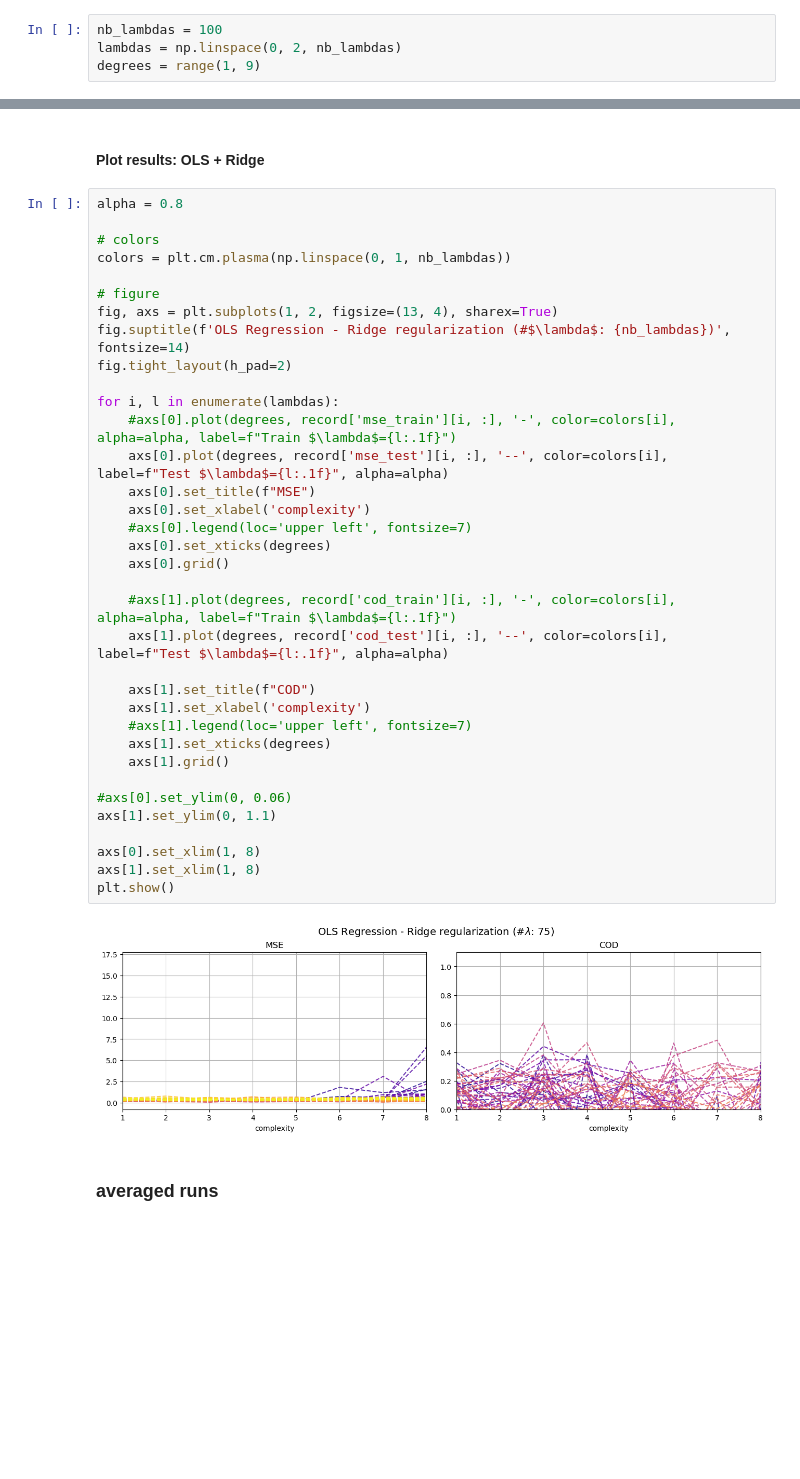
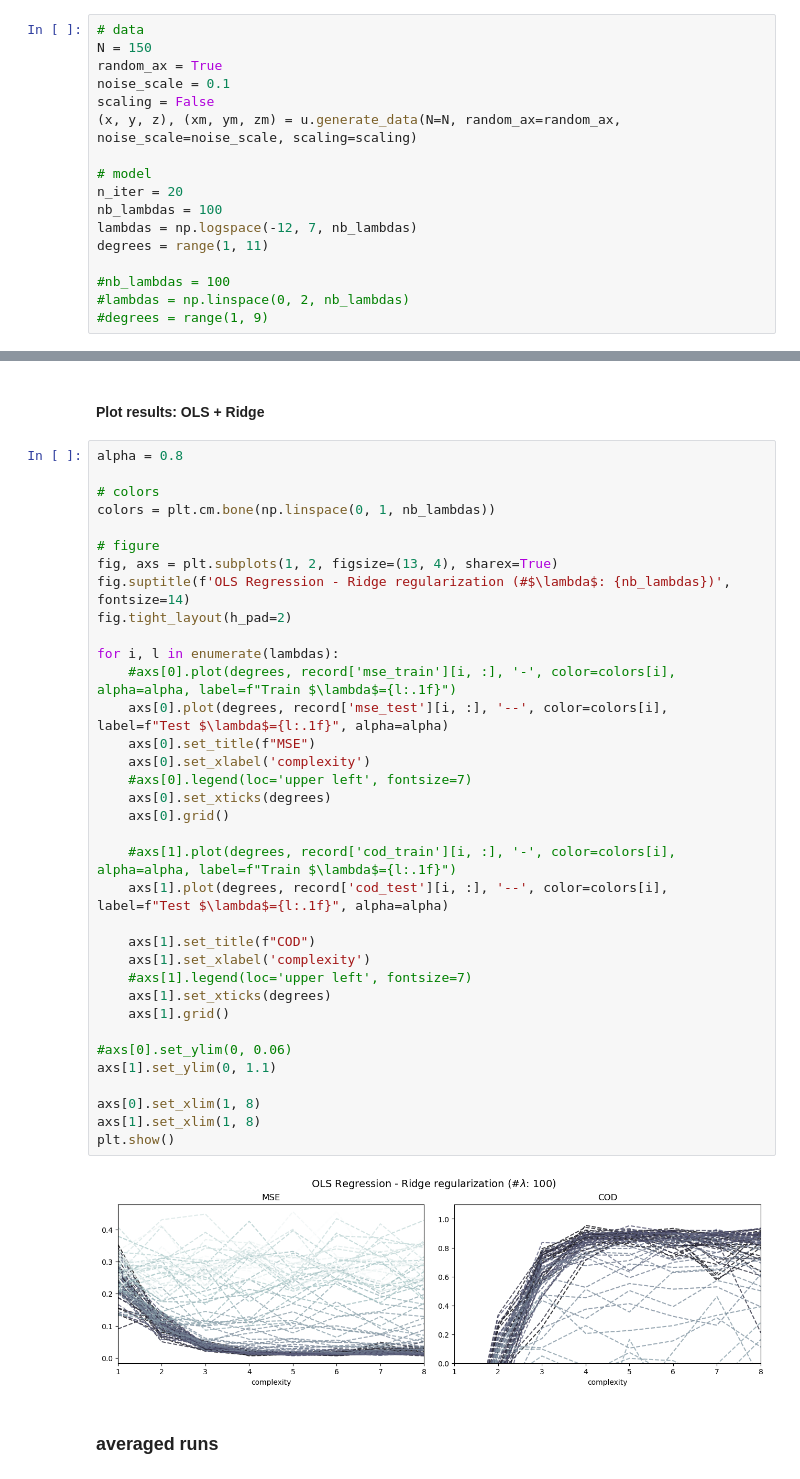
Before and after one commit to iKiru-hub/compML, a Jupyter notebook: project_1_ae.ipynb, the cells around one changed output, grey strips where cells are left out. Drawn from its saved outputs; the diff is of its cells as text; blank space fills up the shorter version.

```diff
--- a/project_1_ae.ipynb
+++ b/project_1_ae.ipynb
@@ -968,9 +930,22 @@ DATA
 # %% [markdown]
 SETTINGS
 # %%
+# data
+N = 150
+random_ax = True
+noise_scale = 0.1
+scaling = False
+(x, y, z), (xm, ym, zm) = u.generate_data(N=N, random_ax=random_ax, noise_scale=noise_scale, scaling=scaling)
+
+# model
+n_iter = 20
 nb_lambdas = 100
-lambdas = np.linspace(0, 2, nb_lambdas)
-degrees = range(1, 9)
+lambdas = np.logspace(-12, 7, nb_lambdas)
+degrees = range(1, 11)
+
+#nb_lambdas = 100
+#lambdas = np.linspace(0, 2, nb_lambdas)
+#degrees = range(1, 9)
 # %% [markdown]
 RUN
 # %%
@@ -1040,38 +1015,38 @@ print('.')
 alpha = 0.8
 
 # colors
-colors = plt.cm.plasma(np.linspace(0, 1, nb_lambdas))
+colors = plt.cm.bone(np.linspace(0, 1, nb_lambdas))
 
 # figure
 fig, axs = plt.subplots(1, 2, figsize=(13, 4), sharex=True)
 fig.suptitle(f'OLS Regression - Ridge regularization (#$\lambda$: {nb_lambdas})', fontsize=14)
 fig.tight_layout(h_pad=2)
 
 for i, l in enumerate(lambdas):
     #axs[0].plot(degrees, record['mse_train'][i, :], '-', color=colors[i], alpha=alpha, label=f"Train $\lambda$={l:.1f}")
     axs[0].plot(degrees, record['mse_test'][i, :], '--', color=colors[i], label=f"Test $\lambda$={l:.1f}", alpha=alpha)
     axs[0].set_title(f"MSE")
     axs[0].set_xlabel('complexity')
     #axs[0].legend(loc='upper left', fontsize=7)
     axs[0].set_xticks(degrees)
     axs[0].grid()
 
     #axs[1].plot(degrees, record['cod_train'][i, :], '-', color=colors[i], alpha=alpha, label=f"Train $\lambda$={l:.1f}")
     axs[1].plot(degrees, record['cod_test'][i, :], '--', color=colors[i], label=f"Test $\lambda$={l:.1f}", alpha=alpha)
 
     axs[1].set_title(f"COD")
     axs[1].set_xlabel('complexity')
     #axs[1].legend(loc='upper left', fontsize=7)
     axs[1].set_xticks(degrees)
     axs[1].grid()
 
 #axs[0].set_ylim(0, 0.06)
 axs[1].set_ylim(0, 1.1)
 
 axs[0].set_xlim(1, 8)
 axs[1].set_xlim(1, 8)
 plt.show()
 # %% [output]
-[figure, old version]
+[figure, new version]
 # %% [markdown]
 ### averaged runs
```
Also changed, not shown: parts of 57 cells of this notebook, 9 other files.
